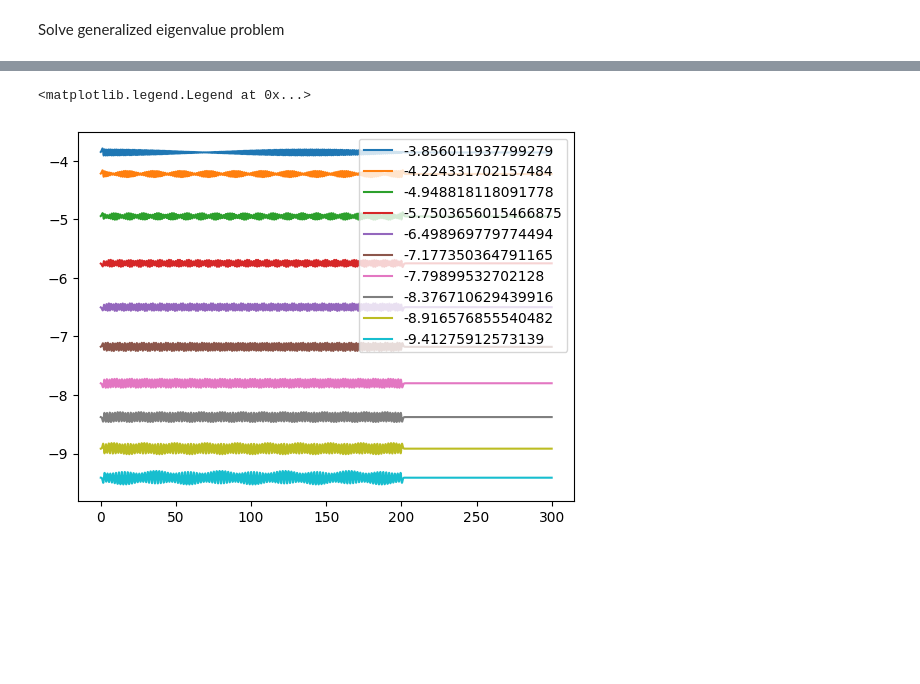
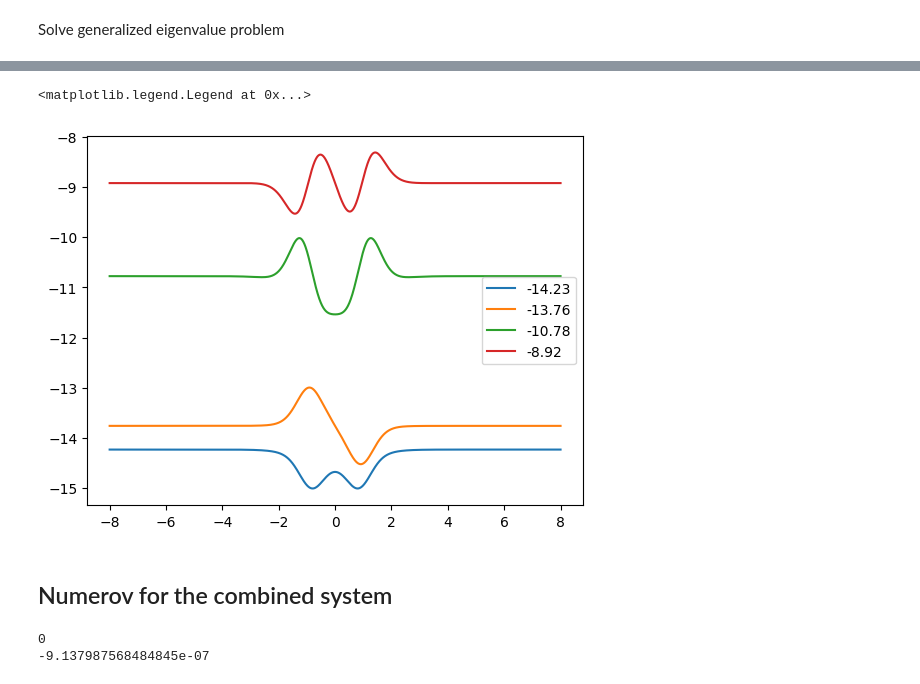
Before and after one commit to JuKoWi/numerov-LCAO, a Jupyter notebook: excercise2/numerov_LCAO.ipynb, the cells around one changed output, grey strips where cells are left out. Cells and saved outputs as stored; diff of their text form; code cells hidden in the pictures; blank space fills up the shorter version.

Commit message:
centered potential in coordinate system

```diff
--- a/excercise2/numerov_LCAO.ipynb
+++ b/excercise2/numerov_LCAO.ipynb
@@ -31,7 +31,7 @@ V = poeschl_teller(xg, lam=lam)
 # why do only negative test energies give the right energies?
 # how can I get unbound states?
 
-def create_wf(k, gerade, Etry=-1):
+def create_wf(k, gerade, V, Etry=-1):
     u, E, dE, n_nodes = solve_schroedinger(V, k=k, gerade=gerade, h=h, Etry=Etry)
     print(n_nodes)
     print(E)
@@ -43,7 +43,7 @@ ao =[]
 k = 0
 for i in range(lam):
     gerade = (i%2 == 0)
-    ao.append(create_wf(k, gerade))
+    ao.append(create_wf(k, gerade, V))
     if i%2 == 1:
         k +=1
 # %% [output]
@@ -115,12 +143,32 @@ n_basis = n_states * n_centers
 
 phi_ao = np.zeros((n_states, n_centers, np.shape(x_space)[0]))
 
+gerade = (n_centers%2 == 0)
 for i in range(n_states):
     psi = ao[i][0]
-    for j in range(n_centers):
-        phi_ao[i,j] = move_center(psi, (j+1)*d, x_space)
+    count = 1
+    if gerade:
+        for j in range(n_centers):
+            abs_shift = j // 2
+            count *= -1
+            phi_ao[i,j] = move_center(psi, (abs_shift + 0.5) * d * count, x_space)
+    if not gerade:
+        for j in range(n_centers):
+            count *= -1
+            if j == 0:
+                phi_ao[i,j] = move_center(psi, 0, x_space)
+            else:
+                abs_shift = (j+1) // 2
+                phi_ao[i,j] = move_center(psi, abs_shift * d * count, x_space)
+
 
 phi_ao = np.reshape(phi_ao, (n_basis, np.shape(x_space)[0]))
 
+plt.plot(x_space, phi_ao[0])
+plt.plot(x_space, phi_ao[1])
+plt.plot(x_space, phi_ao[2])
+plt.plot(x_space, phi_ao[3])
+plt.plot(x_space, phi_ao[4])
 plt.plot(x_space, pot)
+plt.show()
 # %% [output]
@@ -209,8 +245,17 @@ testorb = orb[:,np.newaxis] * phi_ao
 # %%
-show_orb = range(1, 100, 10)
+show_orb = [0, 1, 2, 3]
 for i in show_orb:
-    plt.plot(x_space, mol_orb[i] + E[i], label=f"{E[i]}")
+    plt.plot(x_space, mol_orb[i] + E[i], label=f"{E[i]:.2f}")
 plt.legend()
 # %% [output]
 <matplotlib.legend.Legend at 0x...>
-[figure, old version]
+[figure, new version]
+# %% [markdown]
+## Numerov for the combined system
+# %%
+x_half = np.linspace(0, x_max, N_single)
+pot_half = half_multiwell(poeschl_teller, n_centers,d, x_half)
+psi, E = create_wf(k=1, gerade=False, Etry=-70, V=pot_half)
+# %% [output]
+0
+-9.137987568484845e-07
```
Also changed, not shown: parts of 5 cells of this notebook.
